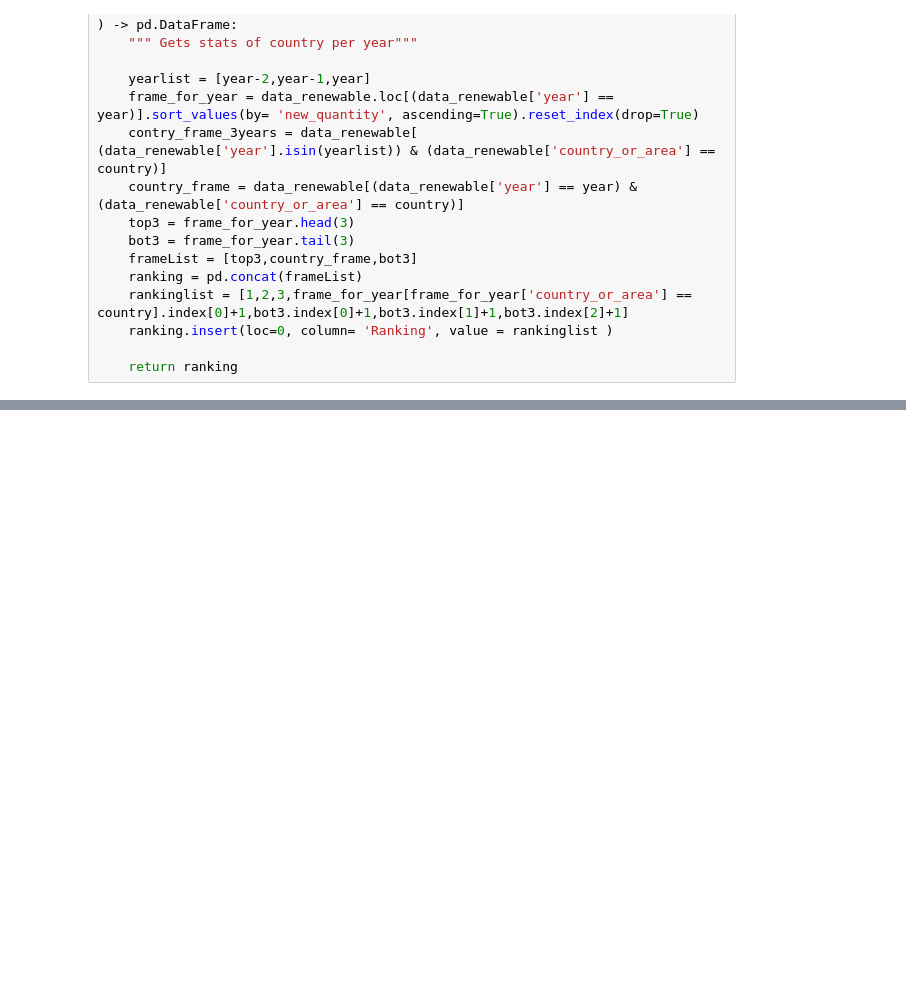
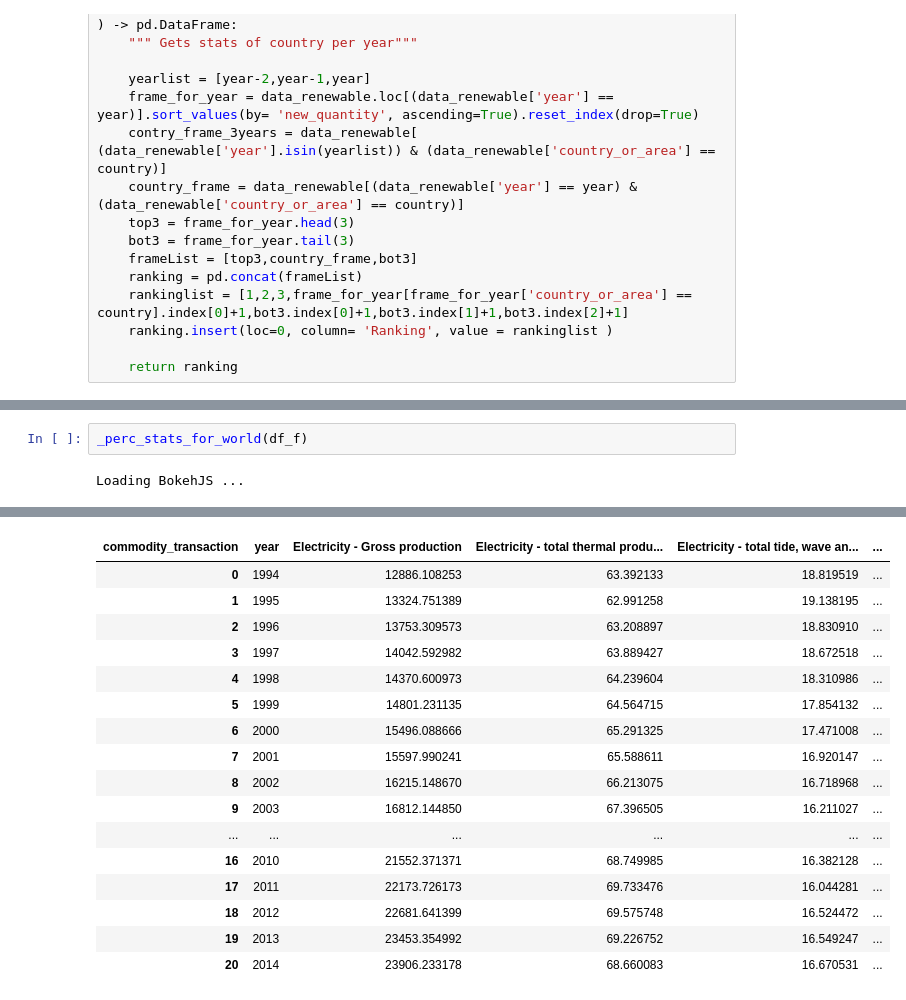
Before and after one commit to infoshareacademy/jdszr8-mmpk, a Jupyter notebook: Python/analiza_wykresy_mapa.ipynb, the cells around one changed output, grey strips where cells are left out. Saved outputs shown, nothing was run; the diff lists cells and outputs as text; blank space fills up the shorter version.

```diff
--- a/Python/analiza_wykresy_mapa.ipynb
+++ b/Python/analiza_wykresy_mapa.ipynb
@@ -257,0 +380,4 @@ px.choropleth(df_m,
+# %%
+_perc_stats_for_world(df_f)
+# %% [output]
+Loading BokehJS ...
@@ -257,0 +387,17 @@ px.choropleth(df_m,
+| commodity_transaction | year | Electricity - Gross production | Electricity - total thermal produ... | Electricity - total tide, wave an... | ... |
+| 0 | 1994 | 12886.108253 | 63.392133 | 18.819519 | ... |
+| 1 | 1995 | 13324.751389 | 62.991258 | 19.138195 | ... |
+| 2 | 1996 | 13753.309573 | 63.208897 | 18.830910 | ... |
+| 3 | 1997 | 14042.592982 | 63.889427 | 18.672518 | ... |
+| 4 | 1998 | 14370.600973 | 64.239604 | 18.310986 | ... |
+| 5 | 1999 | 14801.231135 | 64.564715 | 17.854132 | ... |
+| 6 | 2000 | 15496.088666 | 65.291325 | 17.471008 | ... |
+| 7 | 2001 | 15597.990241 | 65.588611 | 16.920147 | ... |
+| 8 | 2002 | 16215.148670 | 66.213075 | 16.718968 | ... |
+| 9 | 2003 | 16812.144850 | 67.396505 | 16.211027 | ... |
+| ... | ... | ... | ... | ... | ... |
+| 16 | 2010 | 21552.371371 | 68.749985 | 16.382128 | ... |
+| 17 | 2011 | 22173.726173 | 69.733476 | 16.044281 | ... |
+| 18 | 2012 | 22681.641399 | 69.575748 | 16.524472 | ... |
+| 19 | 2013 | 23453.354992 | 69.226752 | 16.549247 | ... |
+| 20 | 2014 | 23906.233178 | 68.660083 | 16.670531 | ... |
```
Also changed, not shown: parts of 15 cells of this notebook, 1 other file.
